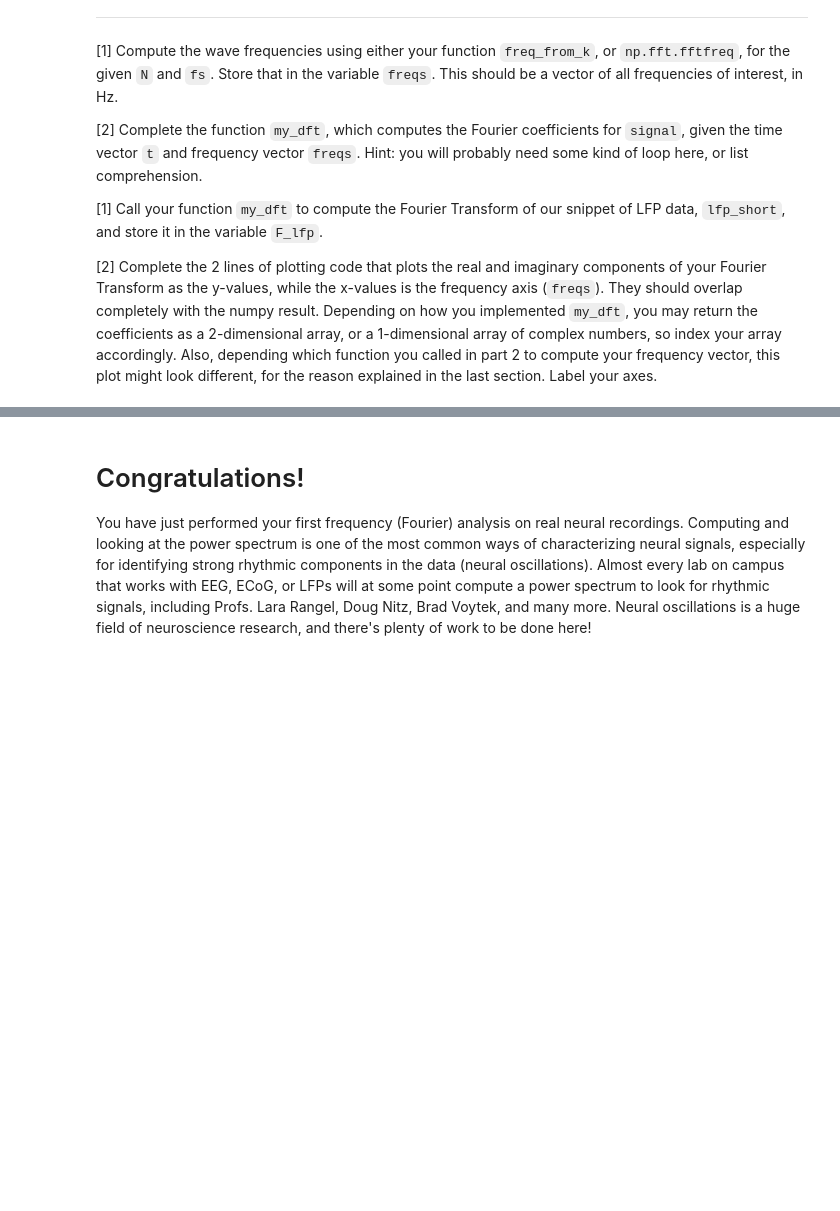
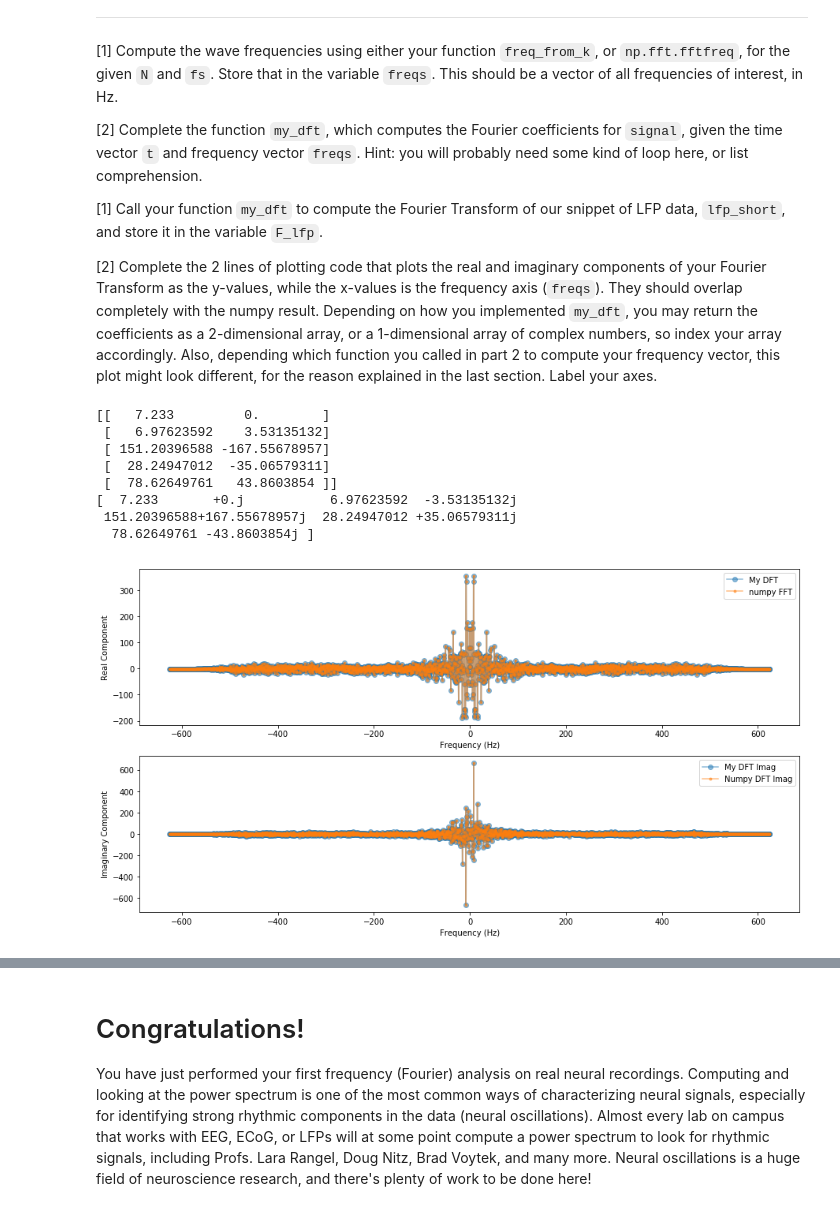
Before and after one commit to xuanyuw/COGS118C, a Jupyter notebook: Assignments/A2-FourierTransform.ipynb, the cells around one changed output, grey strips where cells are left out. Cells and saved outputs as stored; diff of their text form; code cells hidden in the pictures; blank space fills up the shorter version.

```diff
--- a/Assignments/A2-FourierTransform.ipynb
+++ b/Assignments/A2-FourierTransform.ipynb
@@ -359,32 +368,45 @@ Now, you have all the components for writing your own Discrete Fourier Transform
 # %%
 fs = 1250
 N = len(lfp_short)
 
-freqs = # _FILL_IN_YOUR_CODE_HERE
+freqs = np.fft.fftfreq(N, 1/fs)
 
 def my_dft(signal, t, freqs):
-    # _FILL_IN_YOUR_CODE_HERE
-    return
+    result = [dot_cos_sin(signal, t, f) for f in freqs]
+    return np.asarray(result)
 
-F_lfp = # _FILL_IN_YOUR_CODE_HERE
+F_lfp = my_dft(lfp_short, t_short, freqs)
 F_lfp_np = np.fft.fft(lfp_short) # calling np.fft to make sure you have the right answers
 
 # plotting code
 plt.figure(figsize=(15,8))
 plt.subplot(2,1,1)
-# _FILL_IN_YOUR_CODE_HERE
-plt.plot(_FILL_IN_YOUR_CODE_HERE, 'o-', alpha=0.5, label='My DFT')
+plt.xlabel('Frequency (Hz)')
+plt.ylabel('Real Component')
+plt.plot(freqs, np.asarray([i[0] for i in F_lfp]), 'o-', alpha=0.5, label='My DFT')
 plt.plot(freqs, F_lfp_np.real, '.-', alpha=0.5, label='numpy FFT')
 plt.legend()
 
 plt.subplot(2,1,2)
-plt.plot(_FILL_IN_YOUR_CODE_HERE, 'o-', alpha=0.5) # you might need a negative in front of the imag component
-plt.plot(freqs, F_lfp_np.imag, '.-', alpha=0.5)
-
+plt.xlabel('Frequency (Hz)')
+plt.ylabel('Imaginary Component')
+plt.plot(freqs, np.asarray([-i[1] for i in F_lfp]), 'o-', alpha=0.5, label = 'My DFT Imag') # you might need a negative in front of the imag component
+plt.plot(freqs, F_lfp_np.imag, '.-', alpha=0.5, label = 'Numpy DFT Imag')
+plt.legend()
 # print the first 10 coefficients to make sure they're the same
 # the signs will be flipped for the imaginary component
 print(F_lfp[:5,:])
 print(F_lfp_np[:5])
+# %% [output]
+[[   7.233         0.        ]
+ [   6.97623592    3.53135132]
+ [ 151.20396588 -167.55678957]
+ [  28.24947012  -35.06579311]
+ [  78.62649761   43.8603854 ]]
+[  7.233       +0.j           6.97623592  -3.53135132j
+ 151.20396588+167.55678957j  28.24947012 +35.06579311j
+  78.62649761 -43.8603854j ]
+[figure, added]
 # %% [markdown]
 # [3 + 1 Bonus] Q6: Power Spectrum
 The above two plots are the real and imaginary coefficients spectra. While looking at them is interesting, we are often interested in another spectrum, the **power spectrum** of a signal, which is the squared magnitude of the complex vector (defined by coefficients `a_coef` and `b_coef`) at every frequency. This representation tells us which components are the strongest (has the highest power) in our data.
```
Also changed, not shown: parts of 11 cells of this notebook.
